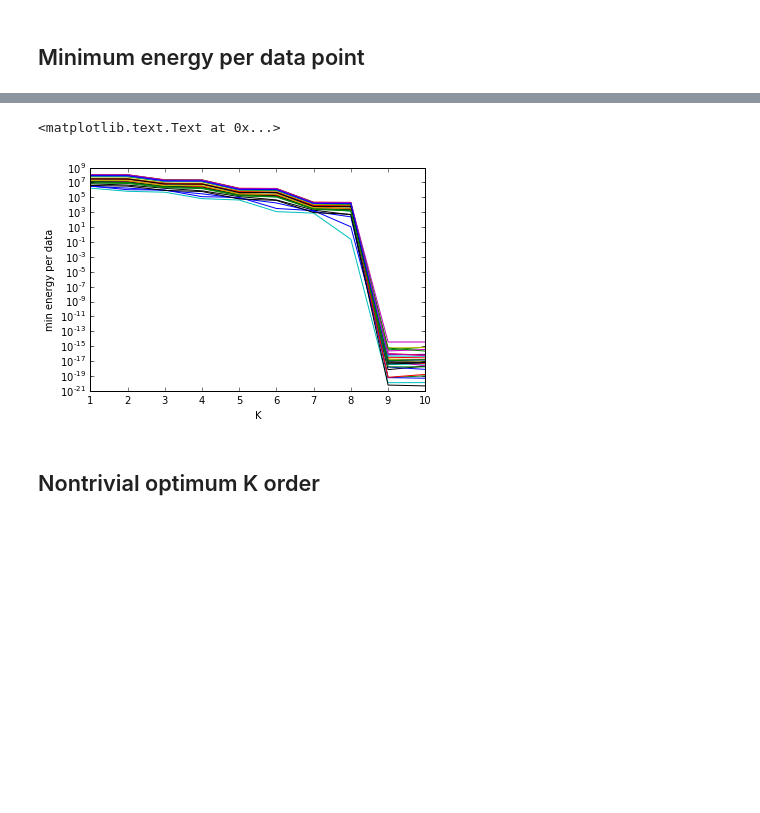
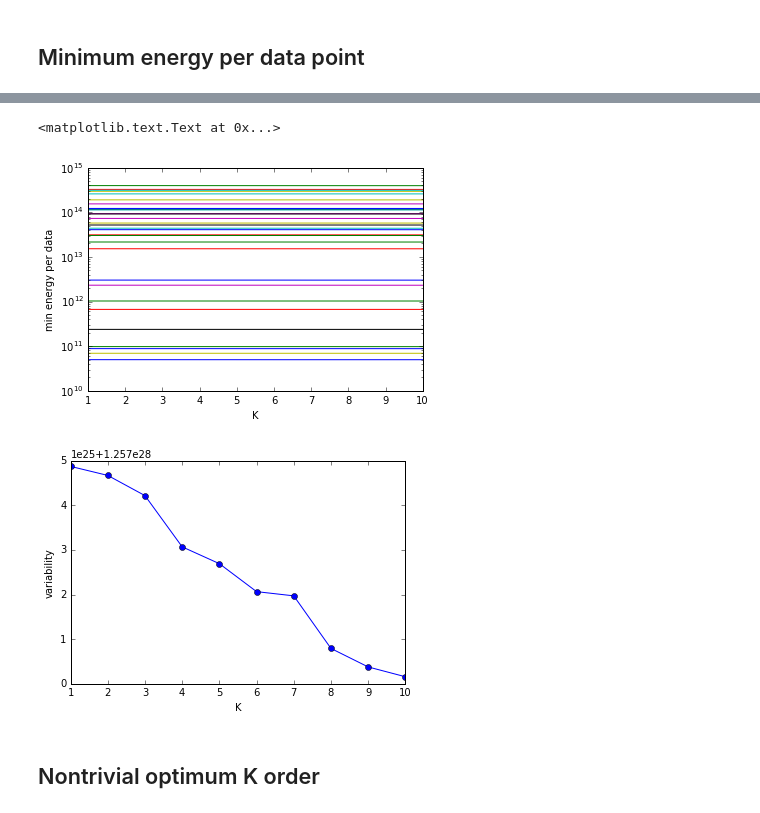
Before and after one commit to Kevin-Sean-Chen/Biophysics, a Jupyter notebook: Fitting_Complexity.ipynb, the cells around one changed output, grey strips where cells are left out. Saved outputs shown, nothing was run; the diff lists cells and outputs as text; code cells hidden in the pictures; blank space fills up the shorter version.

```diff
--- a/Fitting_Complexity.ipynb
+++ b/Fitting_Complexity.ipynb
@@ -15,7 +16,7 @@ points = np.sort(np.random.rand(N)*10-5)  #-5~5 range
 coeffs = np.random.rand(K)*2-1  #-1~1  coefficents
 fx = np.array([sum([c*p**i for i,c in enumerate(coeffs)]) for p in points])  #f(x) signal
 noise = np.var(fx)*0.01  #noise of measure
-ys = fx + np.random.randn()*noise  #signal
+ys = fx + np.random.randn(N)*noise  #signal
 # %%
 #plotting
 plt.plot(points,ys,'-o')
@@ -56,7 +57,7 @@ for rr in range(0,rep):  #repeat instantiation
     coeffs = np.random.rand(K)*2-1  #-1~1  coefficents
     fx = np.array([sum([c*p**i for i,c in enumerate(coeffs)]) for p in points])  #f(x) signal
     noise = np.var(fx)*0.01  #noise of measure
-    ys = fx + np.random.randn()*noise  #signal
+    ys = fx + np.random.randn(N)*noise  #signal
     chis = []
     for ks in range(1,K+1):
         p, residuals, _, _, _ = np.polyfit(points, ys, ks, full=True)
@@ -73,27 +80,33 @@ plt.ylabel('min energy per data')
 # %%
 #energy scaling
 rep = 30  #repeat instantiation
-N = 1000  #even more points
+N = 5000  #even more points
 K = 10  #order-K of polynomial
 minE = []
 for rr in range(0,rep):  #repeat instantiation
     points = np.sort(np.random.rand(N)*10-5)  #-5~5 range
     coeffs = np.random.rand(K)*2-1  #-1~1  coefficents
     fx = np.array([sum([c*p**i for i,c in enumerate(coeffs)]) for p in points])  #f(x) signal
     noise = np.var(fx)*0.01  #noise of measure
-    ys = fx + np.random.randn()*noise  #signal
+    ys = fx + np.random.randn(N)*noise  #signal
     chis = []
     for ks in range(1,K+1):
         p, residuals, _, _, _ = np.polyfit(points, ys, ks, full=True)
         chisq_dof = residuals[0] / (len(points) - 3)
         chis.append(chisq_dof)
     minE.append(np.array(chis)/N)
 
 plt.semilogy(np.arange(1,K+1),np.array(minE).T);
 plt.xlabel('K')
 plt.ylabel('min energy per data')
+
+plt.figure()
+plt.plot(np.arange(1,K+1),np.var(np.array(minE),axis=0),'-o')
+plt.xlabel('K')
+plt.ylabel('variability')
 # %% [output]
 <matplotlib.text.Text at 0x...>
-[figure, old version]
+[figure, new version]
+[figure, added]
 # %% [markdown]
 ## Nontrivial optimum K order
```
Also changed, not shown: parts of 6 cells of this notebook.
